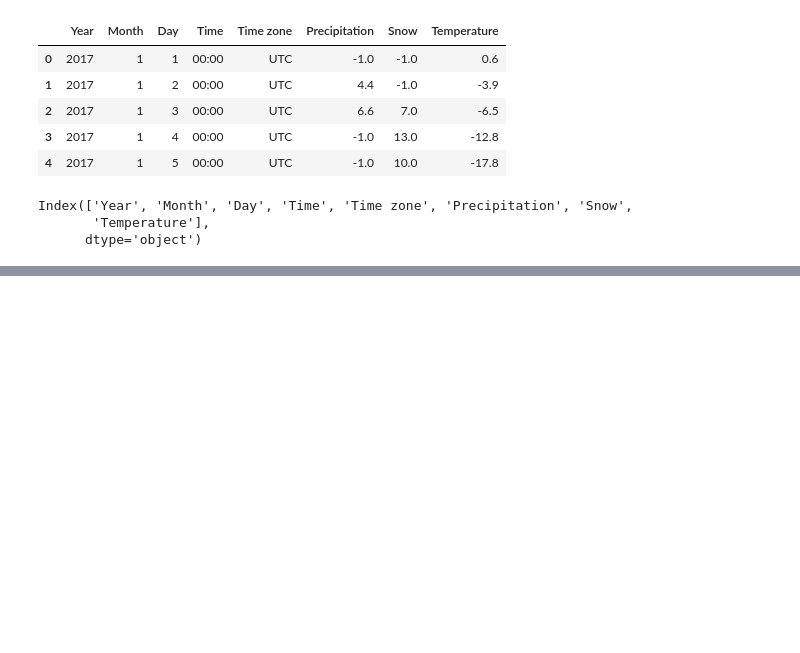
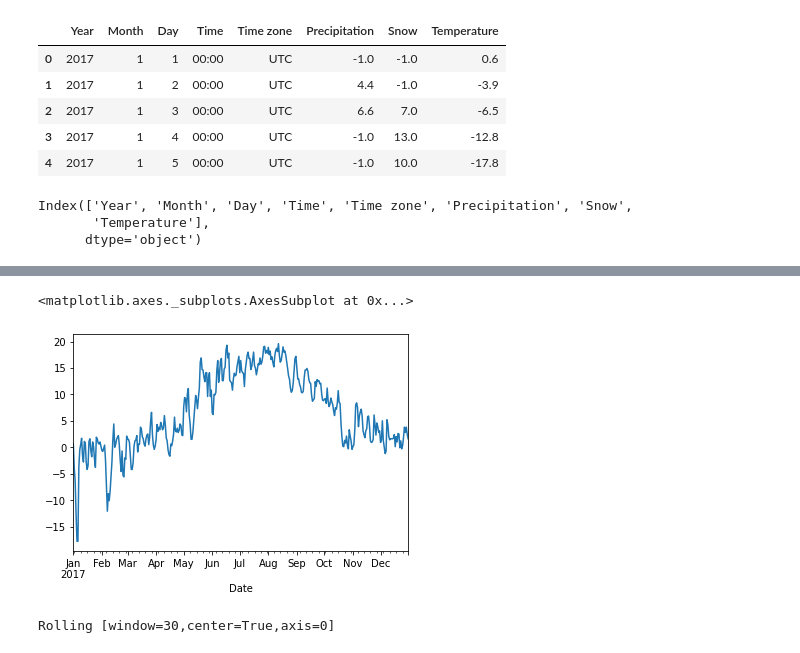
Before and after one commit to tauimonen/Data-science, a Jupyter notebook: timeseries.ipynb, the cells around one changed output, grey strips where cells are left out. Saved outputs shown, nothing was run; the diff lists cells and outputs as text; code cells hidden in the pictures; blank space fills up the shorter version.

```diff
--- a/timeseries.ipynb
+++ b/timeseries.ipynb
@@ -27,0 +35,4 @@ wh2.head()
+# %%
+# dropping the useless fields
+wh2 = wh2.drop(columns=["Year", "Month", "Day"])
+wh2.head()
@@ -27,0 +46,4 @@ wh2.head()
+# %%
+# Setting Date field as the index of the DataFrame
+wh2 = wh2.set_index("Date")
+wh2.head()
@@ -27,0 +120,12 @@ wh2.head()
+# %%
+%matplotlib inline
+wh2["Temperature"].plot()
+# %% [output]
+<matplotlib.axes._subplots.AxesSubplot at 0x...>
+[figure, added]
+# %%
+# Taking averages over a sliding window of length 30 days
+rolling = wh2.Temperature.rolling(30, center=True)
+rolling
+# %% [output]
+Rolling [window=30,center=True,axis=0]
```
Also changed, not shown: parts of 10 cells of this notebook.
